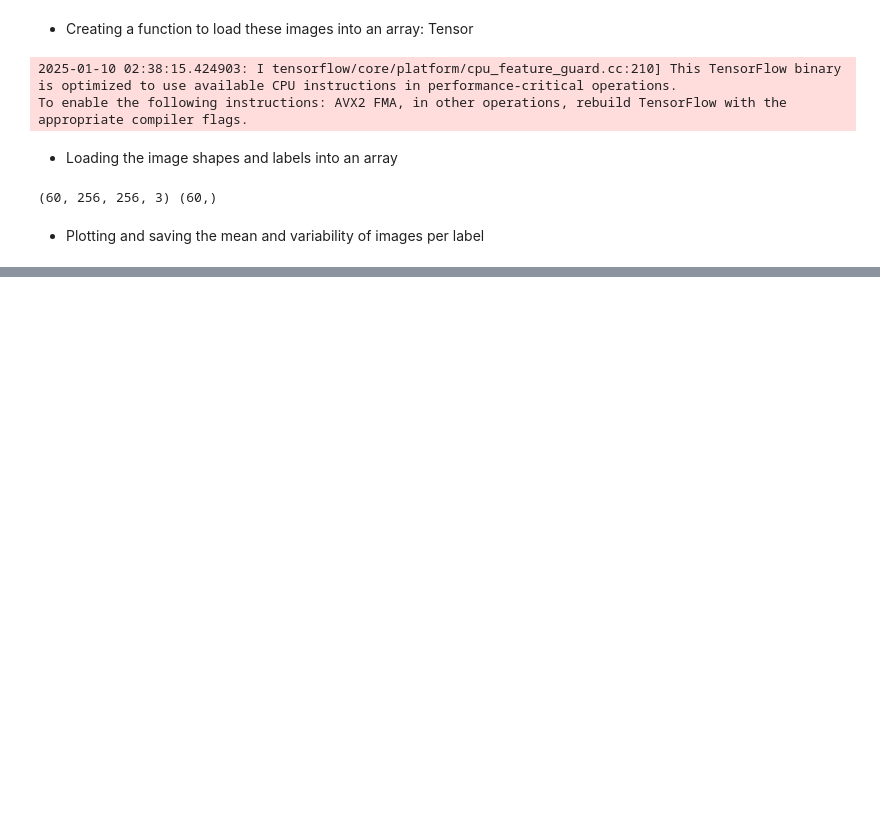
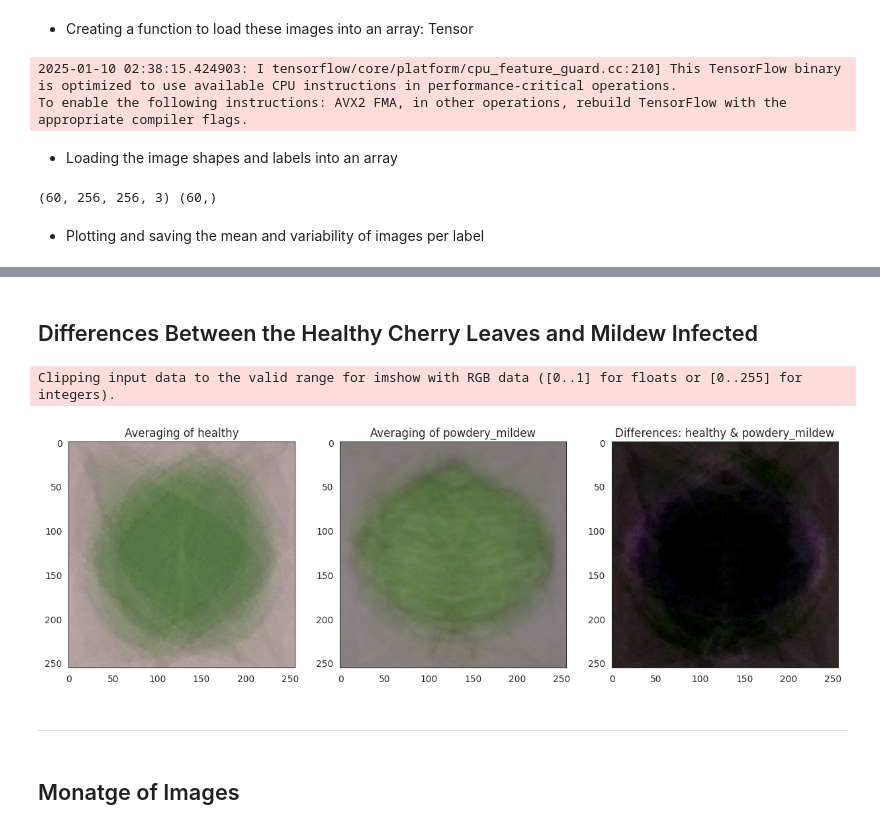
Before and after one commit to kctffs/mildew-detection-in-cherry-leaves, a Jupyter notebook: jupyter_notebooks/DataVisualisation.ipynb, the cells around one changed output, grey strips where cells are left out. Saved outputs shown, nothing was run; the diff lists cells and outputs as text; code cells hidden in the pictures; blank space fills up the shorter version.

Commit message:
differences between leaves and image montage

```diff
--- a/jupyter_notebooks/DataVisualisation.ipynb
+++ b/jupyter_notebooks/DataVisualisation.ipynb
@@ -215,0 +216,2 @@ Images Shape: (256, 256, 3)
+# %% [markdown]
+## Differences Between the Healthy Cherry Leaves and Mildew Infected
@@ -215,0 +259,14 @@ Images Shape: (256, 256, 3)
+# %%
+diff_bet_avg_image_labels_data_as_array(X=X, y=y,
+                                        label_1='healthy',
+                                        label_2='powdery_mildew',
+                                        figsize=(15, 5),
+                                        save_image=True
+                                        )
+# %% [output]
+Clipping input data to the valid range for imshow with RGB data ([0..1] for floats or [0..255] for integers).
+[figure, added]
+# %% [markdown]
+---
+# %% [markdown]
+## Monatge of Images
```
Also changed, not shown: parts of 5 cells of this notebook, 3 other files.
